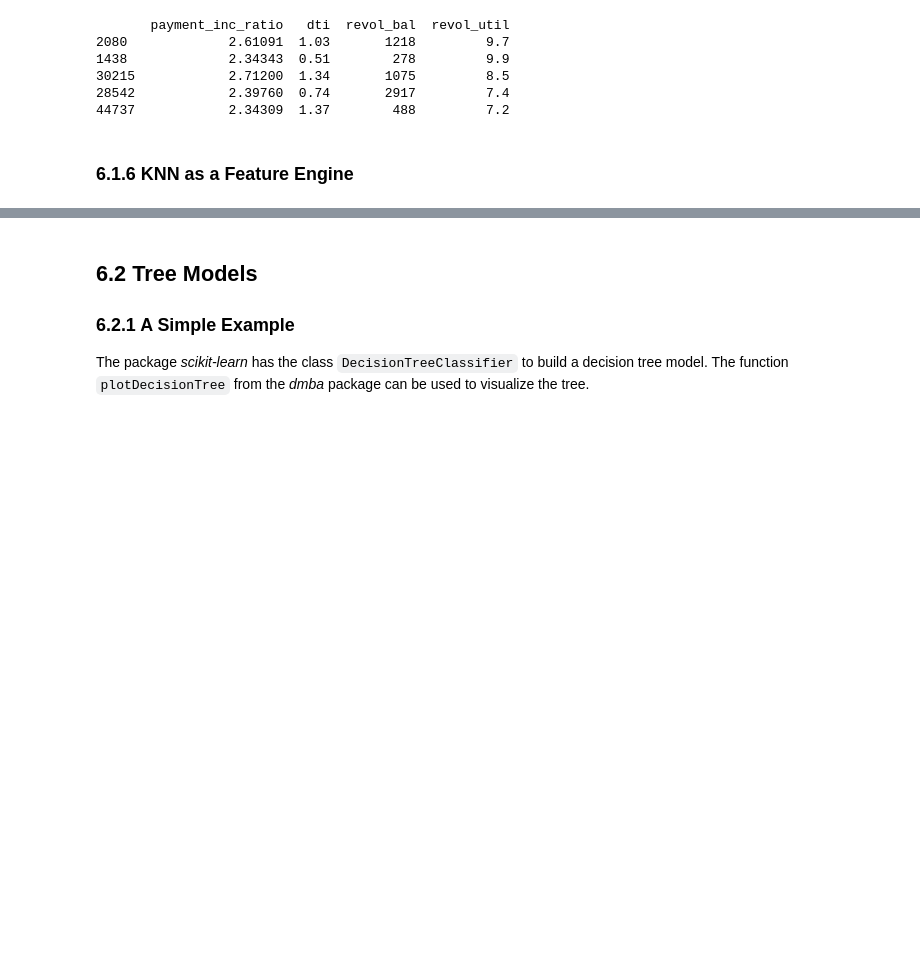
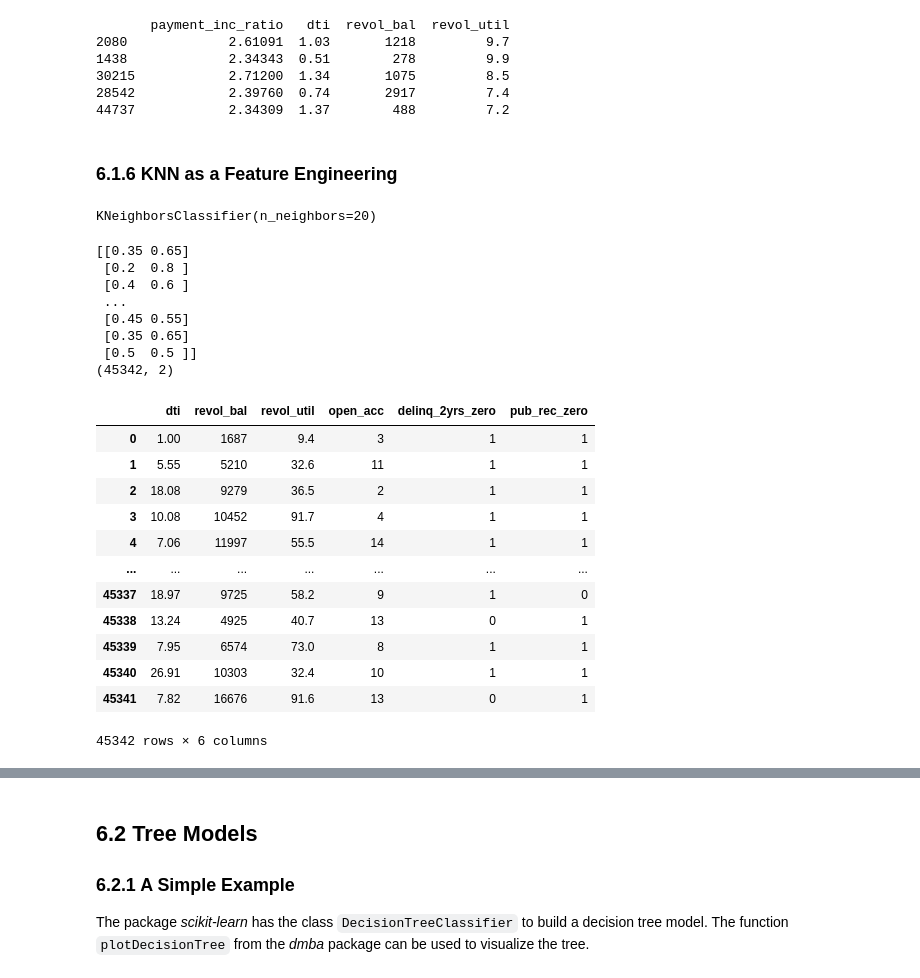
Before and after one commit to young-hwanlee/my-practical-statistics-for-data-scientists, a Jupyter notebook: Chapter_6_Statistical_Machine_Learning.ipynb, the cells around one changed output, grey strips where cells are left out. Cells and saved outputs as stored; diff of their text form; code cells hidden in the pictures; blank space fills up the shorter version.

```diff
--- a/Chapter_6_Statistical_Machine_Learning.ipynb
+++ b/Chapter_6_Statistical_Machine_Learning.ipynb
@@ -306,7 +306,7 @@ print(X.iloc[nbrs[1][0], :])
 28542            2.39760  0.74       2917         7.4
 44737            2.34309  1.37        488         7.2
 # %% [markdown]
-### **6.1.6 KNN as a Feature Engine**
+### **6.1.6 KNN as a Feature Engineering**
 # %%
 loan_data = pd.read_csv(LOAN_DATA_CSV)
 loan_data = loan_data.drop(columns=['Unnamed: 0', 'status'])
@@ -323,9 +323,32 @@ y = loan_data[outcome]
 
 knn = KNeighborsClassifier(n_neighbors=20)
 knn.fit(X, y)
-plt.scatter(range(len(X)), [bs + random.gauss(0, 0.015) for bs in knn.predict_proba(X)[:,0]],
-            alpha=0.1, marker='.')
-knn.predict_proba(X)[:, 0]
-
-loan_data['borrower_score'] = knn.predict_proba(X)[:, 0]
-print(loan_data['borrower_score'].describe())
+# %% [output]
+KNeighborsClassifier(n_neighbors=20)
+# %%
+print(knn.predict_proba(X))
+print(np.shape(knn.predict_proba(X)))
+print()
+X
+# %% [output]
+[[0.35 0.65]
+ [0.2  0.8 ]
+ [0.4  0.6 ]
+ ...
+ [0.45 0.55]
+ [0.35 0.65]
+ [0.5  0.5 ]]
+(45342, 2)
+|  | dti | revol_bal | revol_util | open_acc | delinq_2yrs_zero | pub_rec_zero |
+| 0 | 1.00 | 1687 | 9.4 | 3 | 1 | 1 |
+| 1 | 5.55 | 5210 | 32.6 | 11 | 1 | 1 |
+| 2 | 18.08 | 9279 | 36.5 | 2 | 1 | 1 |
+| 3 | 10.08 | 10452 | 91.7 | 4 | 1 | 1 |
+| 4 | 7.06 | 11997 | 55.5 | 14 | 1 | 1 |
+| ... | ... | ... | ... | ... | ... | ... |
+| 45337 | 18.97 | 9725 | 58.2 | 9 | 1 | 0 |
+| 45338 | 13.24 | 4925 | 40.7 | 13 | 0 | 1 |
+| 45339 | 7.95 | 6574 | 73.0 | 8 | 1 | 1 |
+| 45340 | 26.91 | 10303 | 32.4 | 10 | 1 | 1 |
+| 45341 | 7.82 | 16676 | 91.6 | 13 | 0 | 1 |
+45342 rows × 6 columns
```
Also changed, not shown: parts of 10 cells of this notebook.
